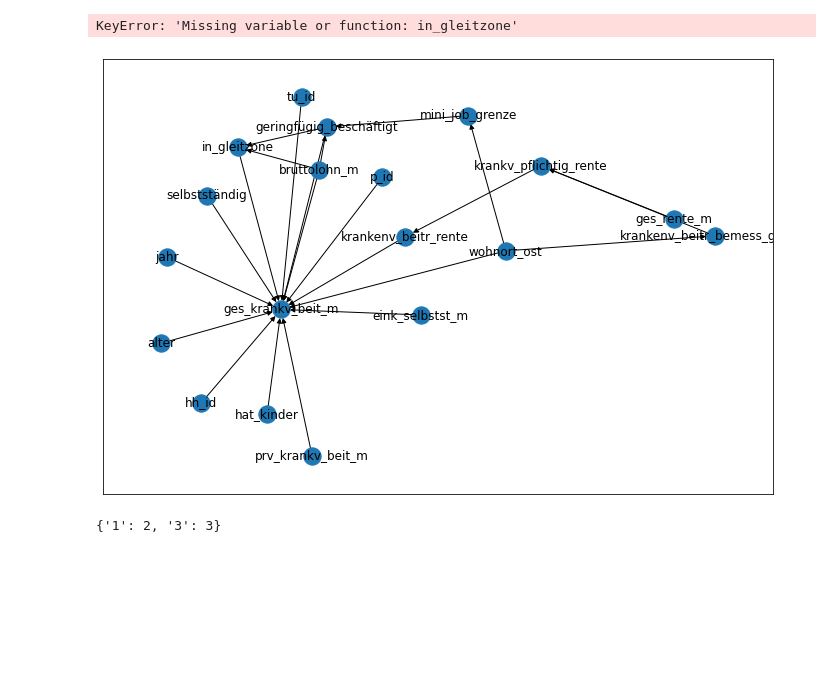
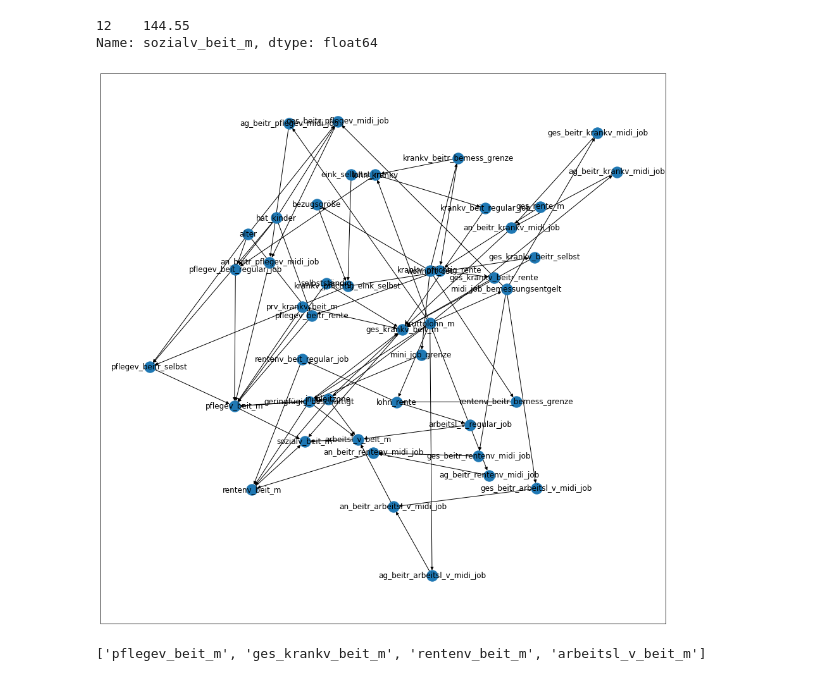
Before and after one commit to MaxBlesch/dag_sandbox_gettsim, a Jupyter notebook: explore-dag.ipynb, the cells around one changed output. Drawn from its saved outputs; the diff is of its cells as text; code cells hidden in the pictures; blank space fills up the shorter version.

```diff
--- a/explore-dag.ipynb
+++ b/explore-dag.ipynb
@@ -17,17 +16,33 @@ params = yaml.safe_load(
     Path("gettsim", "soz_vers_beitr.yaml").read_text(encoding="utf-8")
 )
 # %%
-year_df = df.query("jahr == 2002")
+year_df = df.query("jahr == 2002")[[
+    "p_id",
+    "hh_id",
+    "tu_id",
+    "bruttolohn_m",
+    "wohnort_ost",
+    "alter",
+    "selbstständig",
+    "hat_kinder",
+    "eink_selbstst_m",
+    "ges_rente_m",
+    "prv_krankv_beit_m",
+    "jahr",]
+]
 # %%
 year_params = get_policies_for_date(year=2002, group="soz_vers_beitr", raw_group_data=params)
 # %%
 data, dag = compute_taxes_and_transfers(
     dict(year_df), params=year_params, targets=["sozialv_beit_m"], return_dag=True)
-# %% [output]
-KeyError: 'Missing variable or function: in_gleitzone'
+# %%
+data
+# %% [output]
+12    144.55
+Name: sozialv_beit_m, dtype: float64
 # %%
-fig, ax = plt.subplots(figsize=(12, 8))
+fig, ax = plt.subplots(figsize=(16, 16))
 
 nx.draw_networkx(dag, ax=ax)
 # %% [output]
-[figure, old version]
+[figure, new version]
@@ -39,4 +49,4 @@ dict_1.update(dict_2)
-# %%
-dict_1
-# %% [output]
-{'1': 2, '3': 3}
+# %%
+list(dag.predecessors("sozialv_beit_m"))
+# %% [output]
+['pflegev_beit_m', 'ges_krankv_beit_m', 'rentenv_beit_m', 'arbeitsl_v_beit_m']
```
Also changed, not shown: parts of 3 cells of this notebook, 2 other files.
